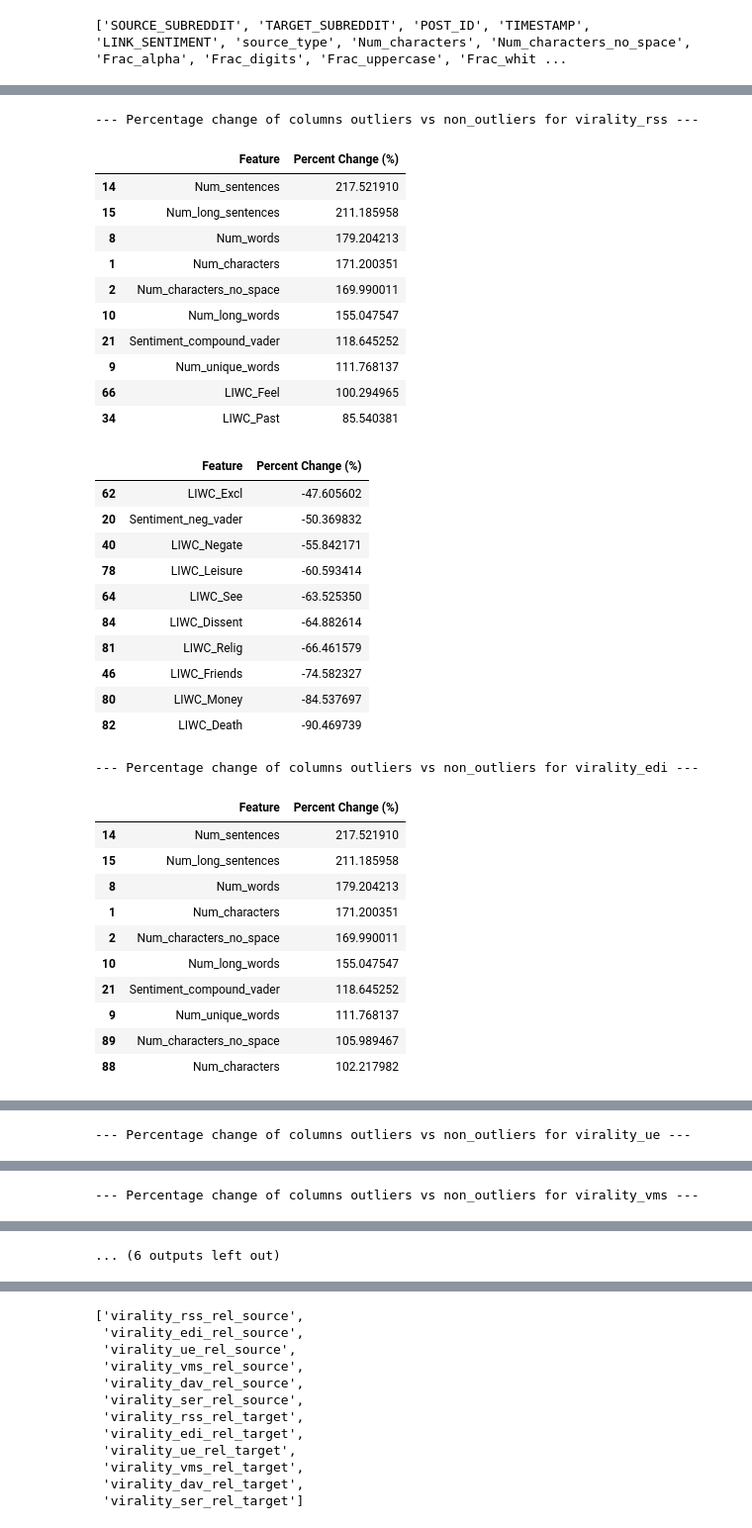
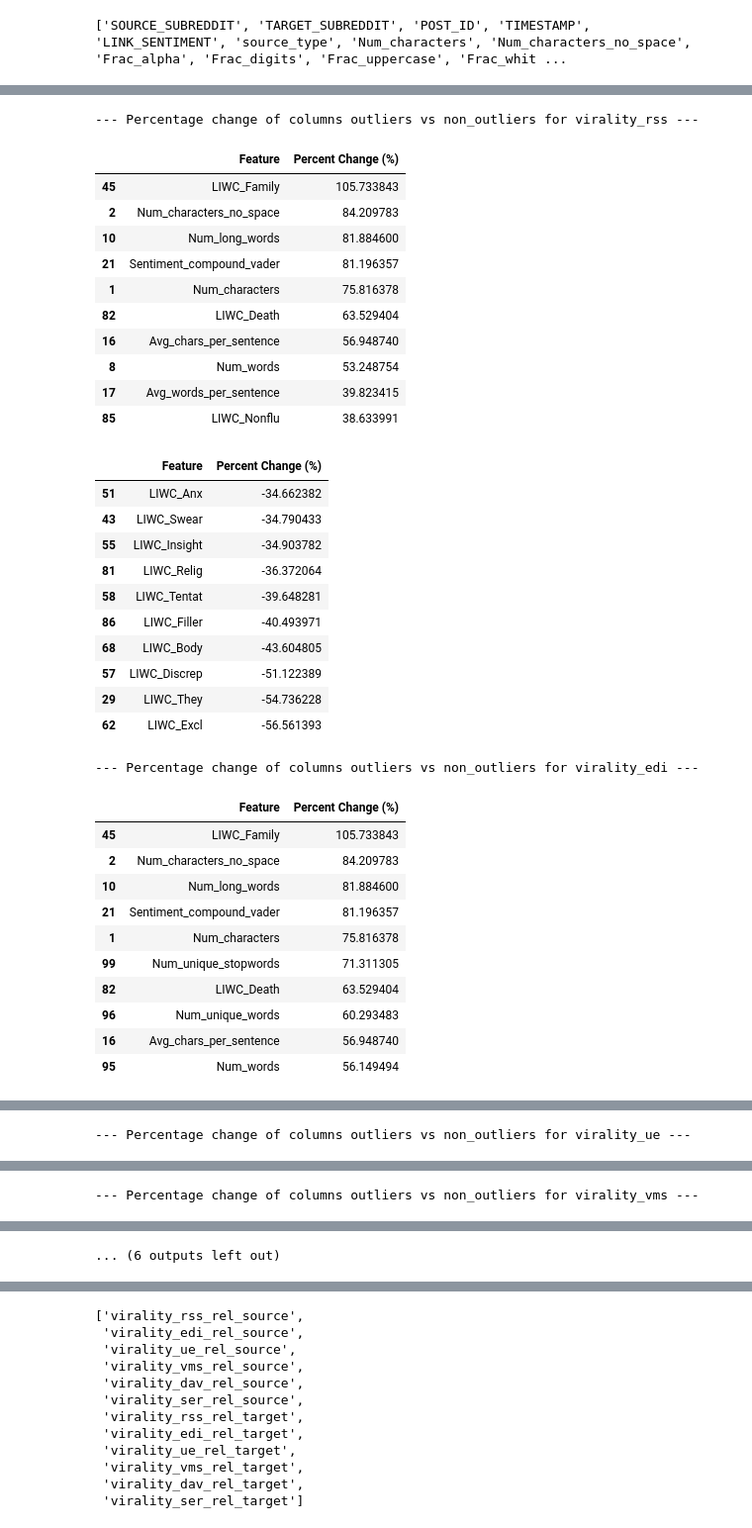
Before and after one commit to EPFLHenrik/ViralRedditCookbook, a Jupyter notebook: src/analysis/metric_analysis/metric_analysis.ipynb, the cells around one changed output, grey strips where cells are left out. Shown: that part at 99% size. Saved outputs shown, nothing was run; the diff lists cells and outputs as text; code cells hidden in the pictures.

```diff
--- a/src/analysis/metric_analysis/metric_analysis.ipynb
+++ b/src/analysis/metric_analysis/metric_analysis.ipynb
@@ -15,9 +35,11 @@ df.head()
 | 4 | playmygame | gamedev | 1u4w5ss | 2014-01-01 02:51:13 | 1 | body | 715.0 | ... |
 # %%
 import numpy as np
+df["subreddit_subscribers"] = pd.Series(np.maximum(df["subreddit_subscribers"], 0), index=df.index)
+
 # Relative Score per Subscriber (RSS)
 # Impact of the post relative to the size of the subreddit
-df["virality_rss"] = df["score"] / (df["subreddit_subscribers"]+6)
+df["virality_rss"] = df["score"] / (df["subreddit_subscribers"]+1)
 
 # Engagement Depth Index (EDI)
 # How discussion-heavy the post is compared to upvotes
@@ -154,8 +187,8 @@ numerical_cols = [col for col in df.columns if col not in exclude_cols and col n
 
 for m in virality_metrics:
     OUTLIER_THRESHOLD = 5
-    source_col = f"{m}_rel_source"
-    target_col = f"{m}_rel_target"
+    source_col = f"{m}_rel_sourcesupercluster"
+    target_col = f"{m}_rel_targetsupercluster"
     #source_col = f"{m}"
     #outlier_condition = (df[source_col] > OUTLIER_THRESHOLD)
     outlier_condition = (df[source_col] > OUTLIER_THRESHOLD) & (df[target_col] > OUTLIER_THRESHOLD)
@@ -187,64 +220,64 @@ for m in virality_metrics:
             'Feature': col,
             'Outlier Mean': outlier_mean,
             'Non-Outlier Mean': non_outlier_mean,
             'Mean Difference': mean_diff,
             'Ratio (Outlier/Non-Outlier)': ratio,          # NEW METRIC
             'Percent Change (%)': percent_change,          # NEW METRIC
             'Outlier Median': comparison_table.loc['50%']['Outlier Stats'],
             'Non-Outlier Median': comparison_table.loc['50%']['Non-Outlier Stats'],
         })
 
         # Optional: Print the full statistics for each column
         # print(f"\n## Feature: {col}")
         # print(comparison_table)
 
     # Convert results list to a DataFrame for easy sorting and display
     results_df = pd.DataFrame(comparison_results)
 
     # Calculate the absolute difference to find the magnitude of distinction
     results_df['Abs Difference'] = results_df['Mean Difference'].abs()
 
     # Sort by the largest absolute difference
     results_df_sorted = results_df.sort_values(by='Abs Difference', ascending=False)
 
     # Display the top 10 most distinguishing features
     print(f"\n--- Percentage change of columns outliers vs non_outliers for {m} ---")
     display(results_df_sorted[["Feature", "Percent Change (%)"]].sort_values("Percent Change (%)", ascending=False).head(10))
     display(results_df_sorted[["Feature", "Percent Change (%)"]].sort_values("Percent Change (%)", ascending=False).tail(10))
 # %% [output]
 --- Percentage change of columns outliers vs non_outliers for virality_rss ---
 |  | Feature | Percent Change (%) |
-| 14 | Num_sentences | 217.521910 |
-| 15 | Num_long_sentences | 211.185958 |
-| 8 | Num_words | 179.204213 |
-| 1 | Num_characters | 171.200351 |
-| 2 | Num_characters_no_space | 169.990011 |
-| 10 | Num_long_words | 155.047547 |
-| 21 | Sentiment_compound_vader | 118.645252 |
-| 9 | Num_unique_words | 111.768137 |
-| 66 | LIWC_Feel | 100.294965 |
-| 34 | LIWC_Past | 85.540381 |
+| 45 | LIWC_Family | 105.733843 |
+| 2 | Num_characters_no_space | 84.209783 |
+| 10 | Num_long_words | 81.884600 |
+| 21 | Sentiment_compound_vader | 81.196357 |
+| 1 | Num_characters | 75.816378 |
+| 82 | LIWC_Death | 63.529404 |
+| 16 | Avg_chars_per_sentence | 56.948740 |
+| 8 | Num_words | 53.248754 |
+| 17 | Avg_words_per_sentence | 39.823415 |
+| 85 | LIWC_Nonflu | 38.633991 |
 |  | Feature | Percent Change (%) |
-| 62 | LIWC_Excl | -47.605602 |
-| 20 | Sentiment_neg_vader | -50.369832 |
-| 40 | LIWC_Negate | -55.842171 |
-| 78 | LIWC_Leisure | -60.593414 |
-| 64 | LIWC_See | -63.525350 |
-| 84 | LIWC_Dissent | -64.882614 |
-| 81 | LIWC_Relig | -66.461579 |
-| 46 | LIWC_Friends | -74.582327 |
-| 80 | LIWC_Money | -84.537697 |
-| 82 | LIWC_Death | -90.469739 |
+| 51 | LIWC_Anx | -34.662382 |
+| 43 | LIWC_Swear | -34.790433 |
+| 55 | LIWC_Insight | -34.903782 |
+| 81 | LIWC_Relig | -36.372064 |
+| 58 | LIWC_Tentat | -39.648281 |
+| 86 | LIWC_Filler | -40.493971 |
+| 68 | LIWC_Body | -43.604805 |
+| 57 | LIWC_Discrep | -51.122389 |
+| 29 | LIWC_They | -54.736228 |
+| 62 | LIWC_Excl | -56.561393 |
 --- Percentage change of columns outliers vs non_outliers for virality_edi ---
 |  | Feature | Percent Change (%) |
-| 14 | Num_sentences | 217.521910 |
-| 15 | Num_long_sentences | 211.185958 |
-| 8 | Num_words | 179.204213 |
-| 1 | Num_characters | 171.200351 |
-| 2 | Num_characters_no_space | 169.990011 |
-| 10 | Num_long_words | 155.047547 |
-| 21 | Sentiment_compound_vader | 118.645252 |
-| 9 | Num_unique_words | 111.768137 |
-| 89 | Num_characters_no_space | 105.989467 |
-| 88 | Num_characters | 102.217982 |
+| 45 | LIWC_Family | 105.733843 |
+| 2 | Num_characters_no_space | 84.209783 |
+| 10 | Num_long_words | 81.884600 |
+| 21 | Sentiment_compound_vader | 81.196357 |
+| 1 | Num_characters | 75.816378 |
+| 99 | Num_unique_stopwords | 71.311305 |
+| 82 | LIWC_Death | 63.529404 |
+| 96 | Num_unique_words | 60.293483 |
+| 16 | Avg_chars_per_sentence | 56.948740 |
+| 95 | Num_words | 56.149494 |
 |  | Feature | Percent Change (%) |
```
Also changed, not shown: parts of 8 cells of this notebook, 1 other file.
